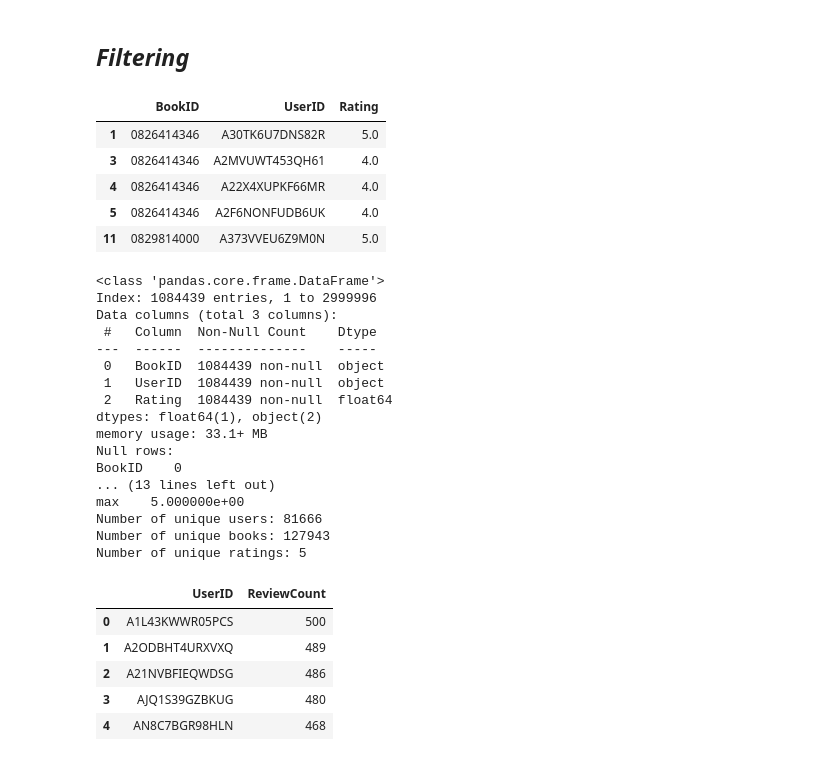
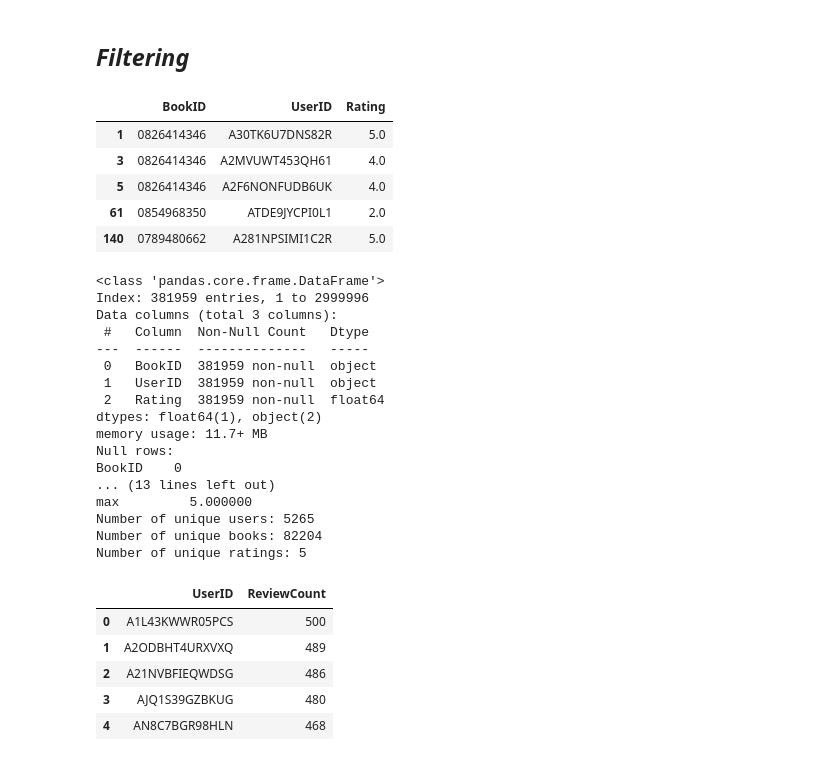
Before and after one commit to BaoPhuc1311/BookRecommender, a Jupyter notebook: notebook/main.ipynb, the cells around one changed output. Cells and saved outputs as stored; diff of their text form; code cells hidden in the pictures.

```diff
--- a/notebook/main.ipynb
+++ b/notebook/main.ipynb
@@ -61,23 +61,23 @@ Number of unique ratings: 5
 # %%
 df_filter = df.rename(columns={"User_id": "UserID", "Id": "BookID", "review/score": "Rating"})
 
 df_filter = df_filter[["BookID", "UserID", "Rating"]].dropna().drop_duplicates()
 
-min_reviews = 5
+min_reviews = 30
 max_reviews = 500
 
 user_counts = df_filter["UserID"].value_counts()
 
 df_filter = df_filter[df_filter["UserID"].map(user_counts).between(min_reviews, max_reviews)]
 
 df_filter.head()
 # %% [output]
 |  | BookID | UserID | Rating |
 | 1 | 0826414346 | A30TK6U7DNS82R | 5.0 |
 | 3 | 0826414346 | A2MVUWT453QH61 | 4.0 |
-| 4 | 0826414346 | A22X4XUPKF66MR | 4.0 |
 | 5 | 0826414346 | A2F6NONFUDB6UK | 4.0 |
-| 11 | 0829814000 | A373VVEU6Z9M0N | 5.0 |
+| 61 | 0854968350 | ATDE9JYCPI0L1 | 2.0 |
+| 140 | 0789480662 | A281NPSIMI1C2R | 5.0 |
 # %%
 df_filter.info()
 
@@ -92,21 +92,21 @@ print(f"Number of unique books: {df_filter["BookID"].nunique()}")
 print(f"Number of unique ratings: {df_filter["Rating"].nunique()}")
 # %% [output]
 <class 'pandas.core.frame.DataFrame'>
-Index: 1084439 entries, 1 to 2999996
+Index: 381959 entries, 1 to 2999996
 Data columns (total 3 columns):
- #   Column  Non-Null Count    Dtype
----  ------  --------------    -----
- 0   BookID  1084439 non-null  object
- 1   UserID  1084439 non-null  object
- 2   Rating  1084439 non-null  float64
+ #   Column  Non-Null Count   Dtype
+---  ------  --------------   -----
+ 0   BookID  381959 non-null  object
+ 1   UserID  381959 non-null  object
+ 2   Rating  381959 non-null  float64
 dtypes: float64(1), object(2)
-memory usage: 33.1+ MB
+memory usage: 11.7+ MB
 Null rows:
 BookID    0
 ... (13 lines left out)
-max    5.000000e+00
-Number of unique users: 81666
-Number of unique books: 127943
+max         5.000000
+Number of unique users: 5265
+Number of unique books: 82204
 Number of unique ratings: 5
 # %%
 user_review_counts = df_filter["UserID"].value_counts()
```
Also changed, not shown: parts of 9 cells of this notebook, 2 other files.
